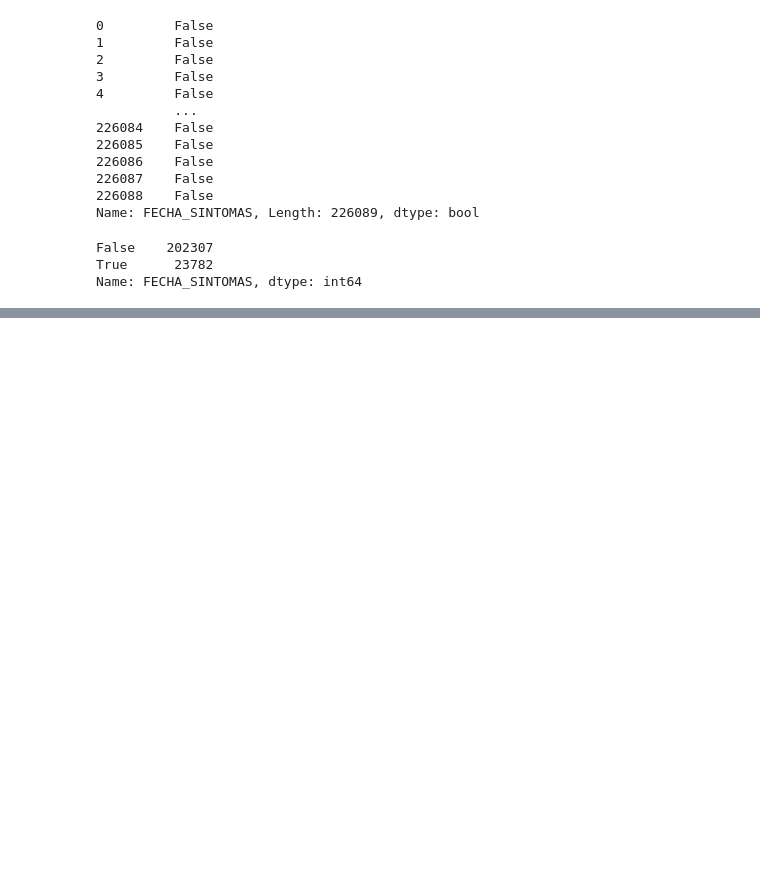
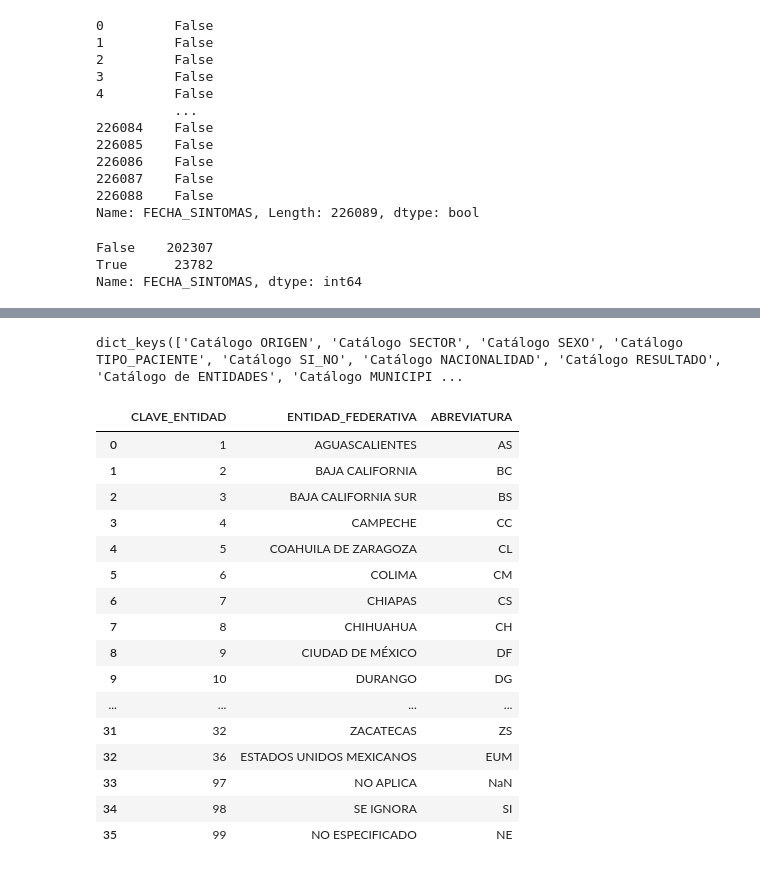
Before and after one commit to irvingfisica/tutorial_covid, a Jupyter notebook: tutorial.ipynb, the cells around one changed output, grey strips where cells are left out. Cells and saved outputs as stored; diff of their text form; code cells hidden in the pictures; blank space fills up the shorter version.

```diff
--- a/tutorial.ipynb
+++ b/tutorial.ipynb
@@ -257,0 +311,24 @@ Name: FECHA_SINTOMAS, dtype: int64
+# %%
+catalogos.keys()
+# %% [output]
+dict_keys(['Catálogo ORIGEN', 'Catálogo SECTOR', 'Catálogo SEXO', 'Catálogo TIPO_PACIENTE', 'Catálogo SI_NO', 'Catálogo NACIONALIDAD', 'Catálogo RESULTADO', 'Catálogo de ENTIDADES', 'Catálogo MUNICIPI ...
+# %%
+catalogos["Catálogo de ENTIDADES"]
+# %% [output]
+|  | CLAVE_ENTIDAD | ENTIDAD_FEDERATIVA | ABREVIATURA |
+| 0 | 1 | AGUASCALIENTES | AS |
+| 1 | 2 | BAJA CALIFORNIA | BC |
+| 2 | 3 | BAJA CALIFORNIA SUR | BS |
+| 3 | 4 | CAMPECHE | CC |
+| 4 | 5 | COAHUILA DE ZARAGOZA | CL |
+| 5 | 6 | COLIMA | CM |
+| 6 | 7 | CHIAPAS | CS |
+| 7 | 8 | CHIHUAHUA | CH |
+| 8 | 9 | CIUDAD DE MÉXICO | DF |
+| 9 | 10 | DURANGO | DG |
+| ... | ... | ... | ... |
+| 31 | 32 | ZACATECAS | ZS |
+| 32 | 36 | ESTADOS UNIDOS MEXICANOS | EUM |
+| 33 | 97 | NO APLICA | NaN |
+| 34 | 98 | SE IGNORA | SI |
+| 35 | 99 | NO ESPECIFICADO | NE |
```
Also changed, not shown: parts of 19 cells of this notebook.
